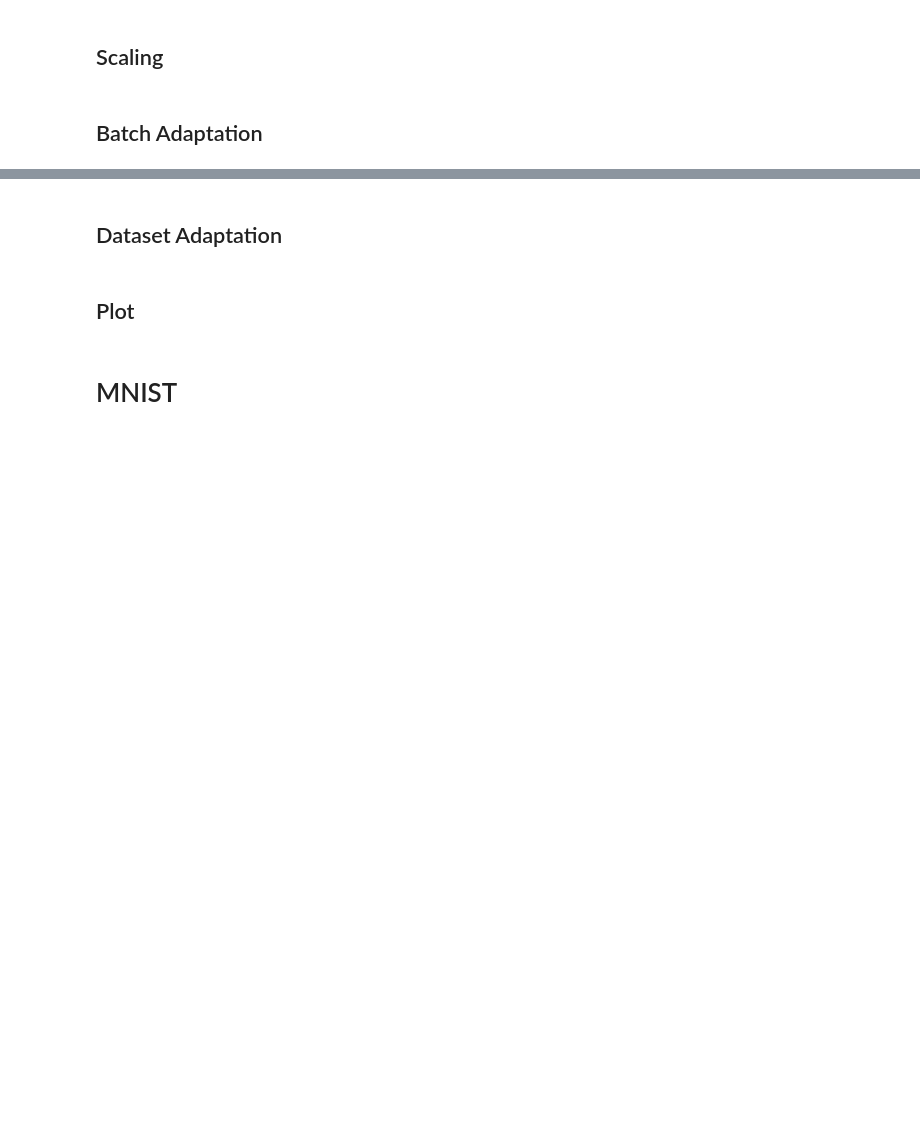
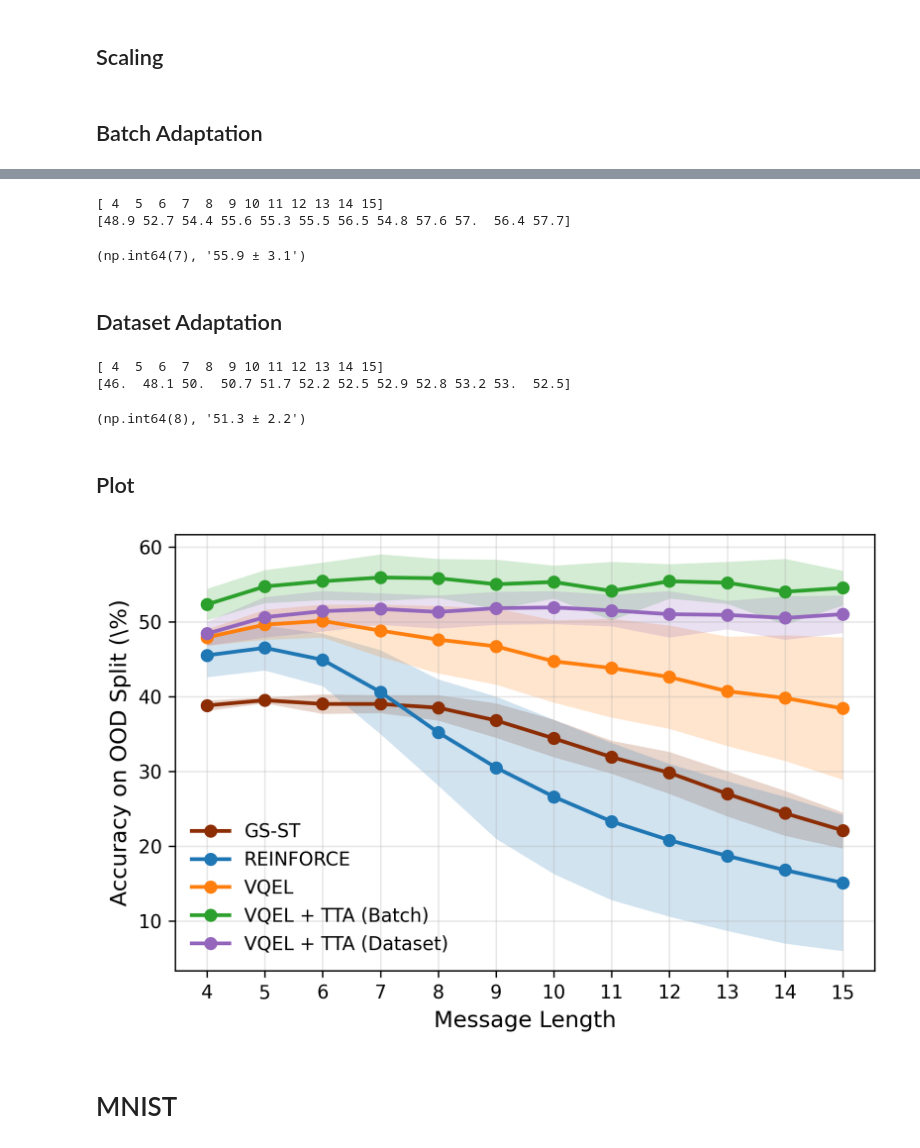
Before and after one commit to MehdiJmlkh/Test-Time-Emergent-Language, a Jupyter notebook: VQTT/results.ipynb, the cells around one changed output, grey strips where cells are left out. Saved outputs shown, nothing was run; the diff lists cells and outputs as text; code cells hidden in the pictures; blank space fills up the shorter version.

```diff
--- a/VQTT/results.ipynb
+++ b/VQTT/results.ipynb
@@ -218,6 +218,4 @@ def remove_expr(res_df):
         else:
             print(f"❌ Skipped: {path}")
 # %%
-metrics = [
-    # "unique_messages"
-]
+metrics = []
@@ -289,6 +449,8 @@ METHOD_COLORS = {
     "VQEL": "#ff7f0e",
     "VQEL + TTA (Batch)": "#2ca02c",
     "VQEL + TTA (Dataset)": "#9467bd",
+    "VQEL + TTA (Full)": "#7f7f7f",
+    "VQEL + TTA (MG)": "#2ca02c",
     "Scaling": "#7f7f7f",
     "LR = 1e-4": "#8c2d04",
     "LR = 1e-5": "#7f7f7f",
@@ -675,7 +862,7 @@ res = filter_df({
 
 # res[adapt_cols]
 # %%
-final = extract_maxes(res)
+final = extract_maxes_elbow(res)
 # final[adapt_cols]
 # %%
 batch_adapt = mean_and_std(final)
@@ -683,3 +884,9 @@ batch_adapt = mean_and_std(final)
+# %%
+find_best_length_elbow(batch_adapt)
+# %% [output]
+[ 4  5  6  7  8  9 10 11 12 13 14 15]
+[48.9 52.7 54.4 55.6 55.3 55.5 56.5 54.8 57.6 57.  56.4 57.7]
+(np.int64(7), '55.9 ± 3.1')
 # %% [markdown]
 ## Dataset Adaptation
 # %%
@@ -692,15 +899,23 @@ res = filter_df({
 }, sort_by=["message_length_tt","seed", "learning_rate_tt"])
 # res[adapt_cols]
 # %%
-final = extract_maxes(res)
+final = extract_maxes_elbow(res)
 # final[adapt_cols]
 # %%
 dataset_adapt = mean_and_std(final)
 # dataset_adapt
+# %%
+find_best_length_elbow(dataset_adapt)
+# %% [output]
+[ 4  5  6  7  8  9 10 11 12 13 14 15]
+[46.  48.1 50.  50.7 51.7 52.2 52.5 52.9 52.8 53.2 53.  52.5]
+(np.int64(8), '51.3 ± 2.2')
 # %% [markdown]
 ## Plot
 # %%
-# plot([gumbel, REINFORCE, VQ_NoTT, batch_adapt, dataset_adapt], name="shape")
+plot([gumbel, REINFORCE, VQ_NoTT, batch_adapt, dataset_adapt], name="shape")
+# %% [output]
+[figure, added]
 # %%
 # plot([gumbel, REINFORCE, VQ_NoTT, batch_adapt, scaling], labels=("GS-ST", "REINFORCE", "VQEL", "VQEL + TTA (Batch)", "Scaling"),name="shape-scaling")
 # %% [markdown]
```
Also changed, not shown: parts of 128 cells of this notebook.
